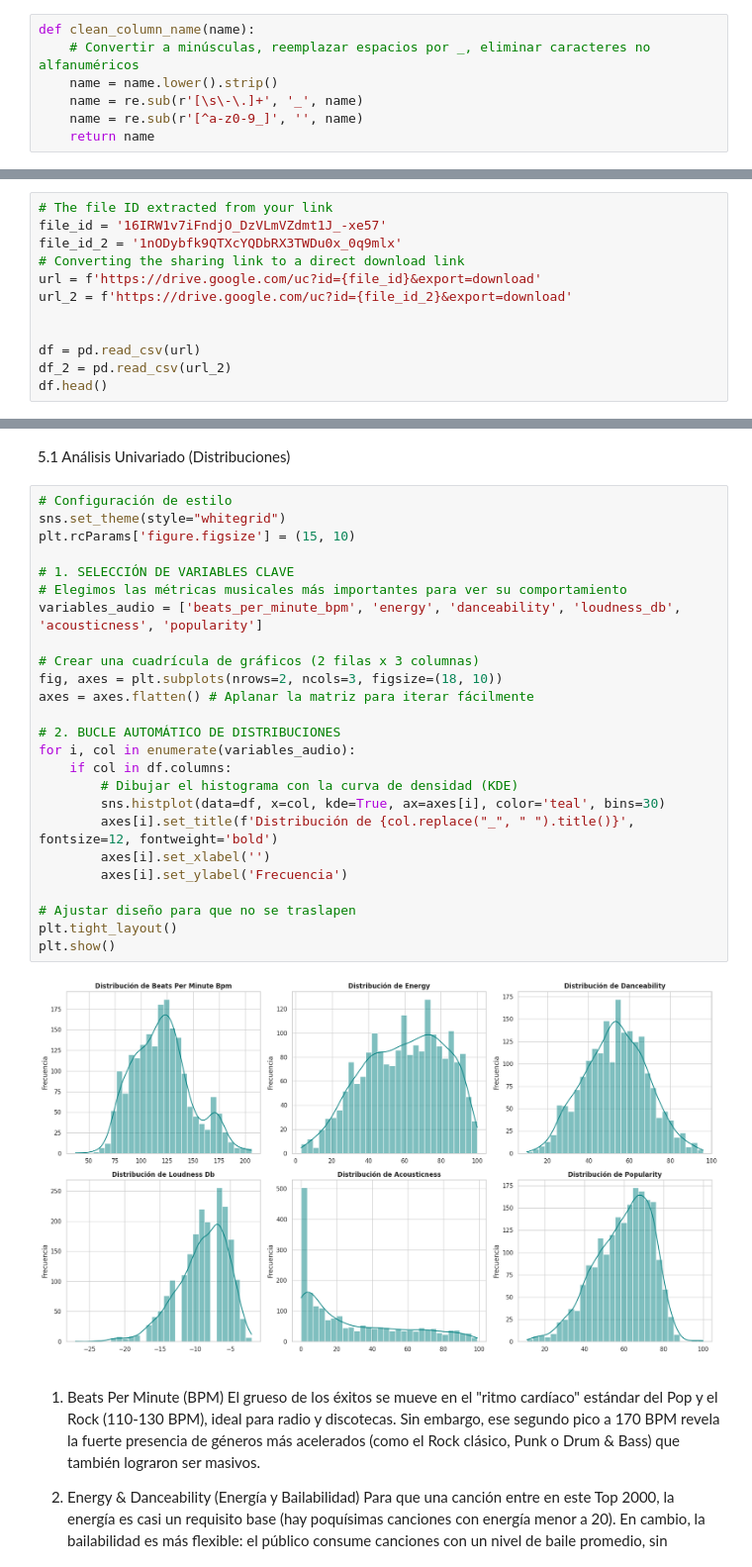
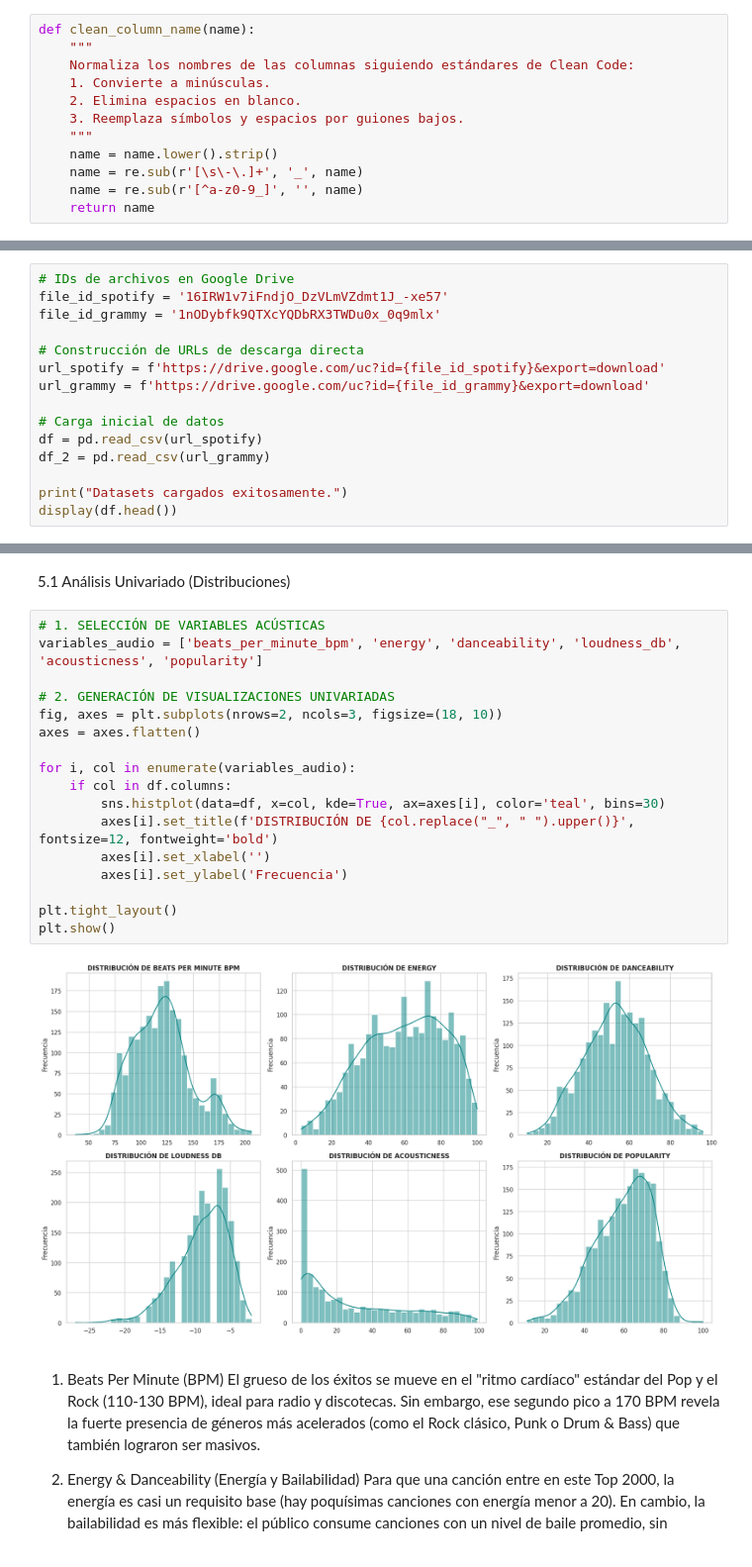
Before and after one commit to 17Juan08/Spotify_Streaming_Audit, a Jupyter notebook: Group4_Spotify_Streaming_Audit.ipynb, the cells around one changed output, grey strips where cells are left out. Shown at 99% size. Drawn from its saved outputs; the diff is of its cells as text.

```diff
--- a/Group4_Spotify_Streaming_Audit.ipynb
+++ b/Group4_Spotify_Streaming_Audit.ipynb
@@ -134,6 +134,11 @@ import re
 # %%
 def clean_column_name(name):
-    # Convertir a minúsculas, reemplazar espacios por _, eliminar caracteres no alfanuméricos
+    """
+    Normaliza los nombres de las columnas siguiendo estándares de Clean Code:
+    1. Convierte a minúsculas.
+    2. Elimina espacios en blanco.
+    3. Reemplaza símbolos y espacios por guiones bajos.
+    """
     name = name.lower().strip()
     name = re.sub(r'[\s\-\.]+', '_', name)
     name = re.sub(r'[^a-z0-9_]', '', name)
@@ -143,13 +149,16 @@ def clean_column_name(name):
 # %%
-# The file ID extracted from your link
-file_id = '16IRW1v7iFndjO_DzVLmVZdmt1J_-xe57'
-file_id_2 = '1nODybfk9QTXcYQDbRX3TWDu0x_0q9mlx'
-# Converting the sharing link to a direct download link
-url = f'https://drive.google.com/uc?id={file_id}&export=download'
-url_2 = f'https://drive.google.com/uc?id={file_id_2}&export=download'
+# IDs de archivos en Google Drive
+file_id_spotify = '16IRW1v7iFndjO_DzVLmVZdmt1J_-xe57'
+file_id_grammy = '1nODybfk9QTXcYQDbRX3TWDu0x_0q9mlx'
 
+# Construcción de URLs de descarga directa
+url_spotify = f'https://drive.google.com/uc?id={file_id_spotify}&export=download'
+url_grammy = f'https://drive.google.com/uc?id={file_id_grammy}&export=download'
 
-df = pd.read_csv(url)
-df_2 = pd.read_csv(url_2)
-df.head()
+# Carga inicial de datos
+df = pd.read_csv(url_spotify)
+df_2 = pd.read_csv(url_grammy)
+
+print("Datasets cargados exitosamente.")
+display(df.head())
 # %% [output]
@@ -253,32 +238,24 @@ memory usage: 211.8+ KB
 # %% [markdown]
 5.1 Análisis Univariado (Distribuciones)
 # %%
-# Configuración de estilo
-sns.set_theme(style="whitegrid")
-plt.rcParams['figure.figsize'] = (15, 10)
-
-# 1. SELECCIÓN DE VARIABLES CLAVE
-# Elegimos las métricas musicales más importantes para ver su comportamiento
+# 1. SELECCIÓN DE VARIABLES ACÚSTICAS
 variables_audio = ['beats_per_minute_bpm', 'energy', 'danceability', 'loudness_db', 'acousticness', 'popularity']
 
-# Crear una cuadrícula de gráficos (2 filas x 3 columnas)
+# 2. GENERACIÓN DE VISUALIZACIONES UNIVARIADAS
 fig, axes = plt.subplots(nrows=2, ncols=3, figsize=(18, 10))
-axes = axes.flatten() # Aplanar la matriz para iterar fácilmente
+axes = axes.flatten()
 
-# 2. BUCLE AUTOMÁTICO DE DISTRIBUCIONES
 for i, col in enumerate(variables_audio):
     if col in df.columns:
-        # Dibujar el histograma con la curva de densidad (KDE)
         sns.histplot(data=df, x=col, kde=True, ax=axes[i], color='teal', bins=30)
-        axes[i].set_title(f'Distribución de {col.replace("_", " ").title()}', fontsize=12, fontweight='bold')
+        axes[i].set_title(f'DISTRIBUCIÓN DE {col.replace("_", " ").upper()}', fontsize=12, fontweight='bold')
         axes[i].set_xlabel('')
         axes[i].set_ylabel('Frecuencia')
 
-# Ajustar diseño para que no se traslapen
 plt.tight_layout()
 plt.show()
 # %% [output]
-[figure, old version]
+[figure, new version]
 # %% [markdown]
 1. Beats Per Minute (BPM)
  El grueso de los éxitos se mueve en el "ritmo cardíaco" estándar del Pop y el Rock (110-130 BPM), ideal para radio y discotecas. Sin embargo, ese segundo pico a 170 BPM revela la fuerte presencia de géneros más acelerados (como el Rock clásico, Punk o Drum & Bass) que también lograron ser masivos.
```
Also changed, not shown: parts of 80 cells of this notebook.
